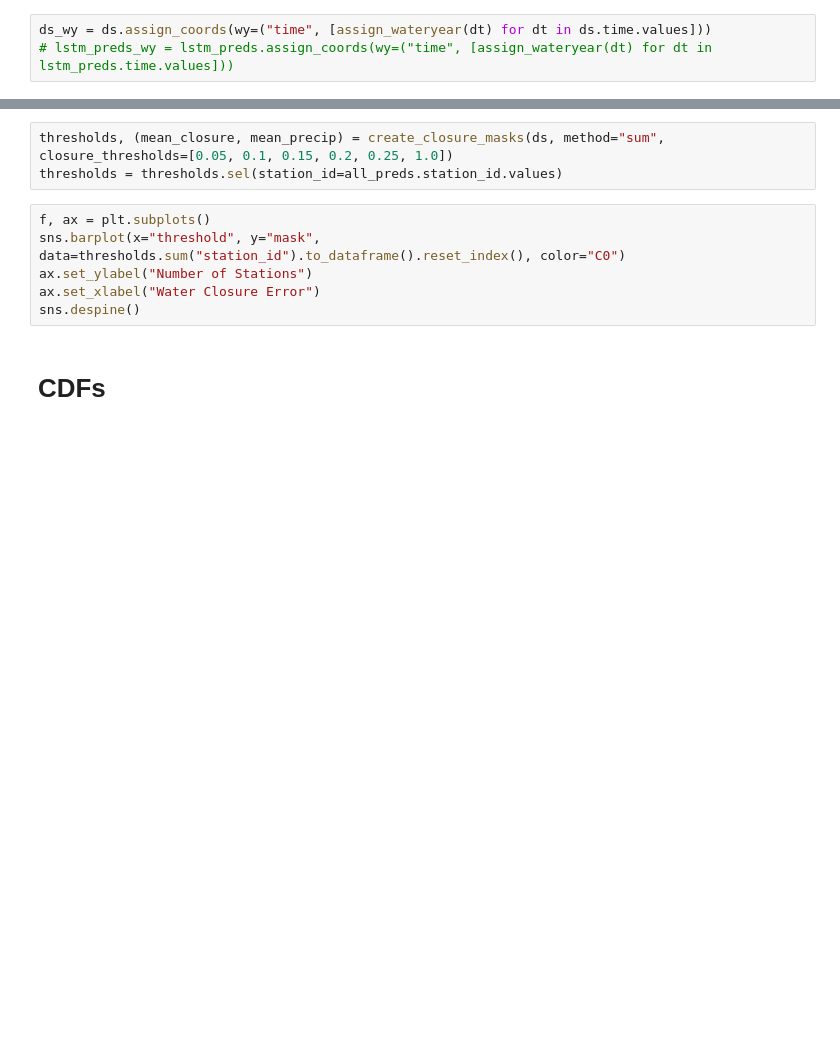
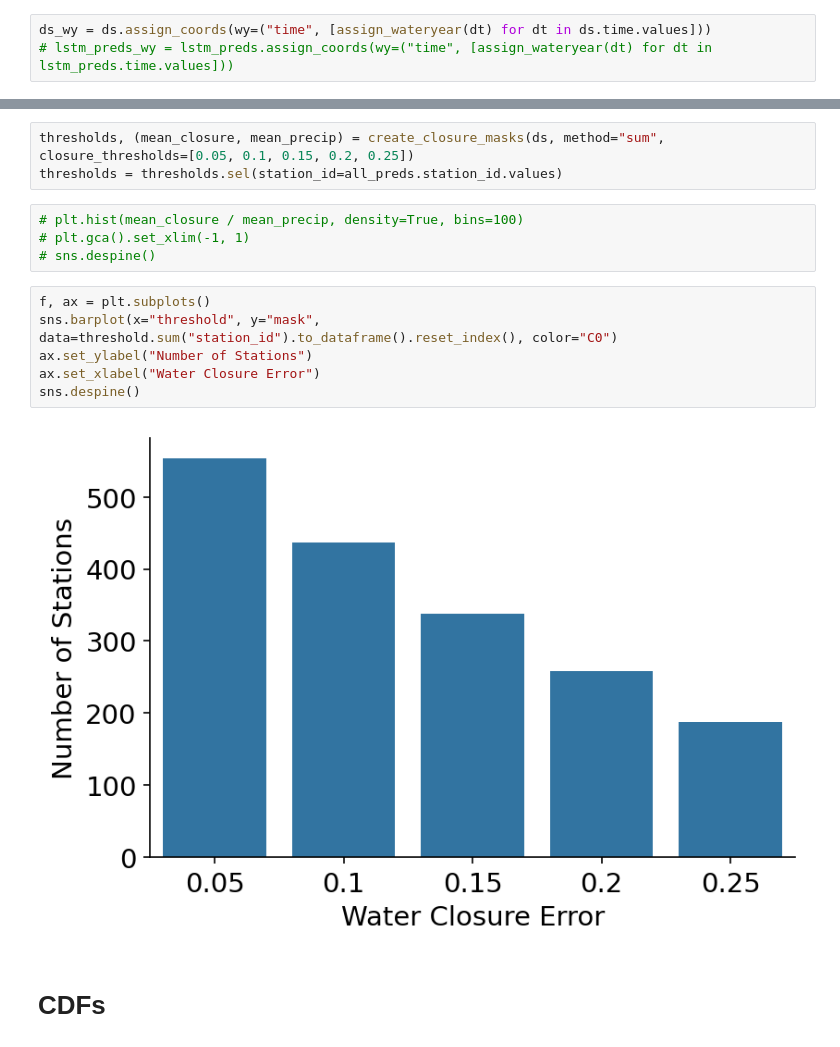
Before and after one commit to ECMWFCode4Earth/ml_drought, a Jupyter notebook: notebooks/draft/49_Q_Closure_levels.ipynb, the cells around one changed output, grey strips where cells are left out. Drawn from its saved outputs; the diff is of its cells as text; blank space fills up the shorter version.

```diff
--- a/notebooks/draft/49_Q_Closure_levels.ipynb
+++ b/notebooks/draft/49_Q_Closure_levels.ipynb
@@ -208,14 +204,20 @@ def create_closure_masks(
 
     return threshold, (mean_closure, mean_precip)
 # %%
-thresholds, (mean_closure, mean_precip) = create_closure_masks(ds, method="sum", closure_thresholds=[0.05, 0.1, 0.15, 0.2, 0.25, 1.0])
+thresholds, (mean_closure, mean_precip) = create_closure_masks(ds, method="sum", closure_thresholds=[0.05, 0.1, 0.15, 0.2, 0.25])
 thresholds = thresholds.sel(station_id=all_preds.station_id.values)
+# %%
+# plt.hist(mean_closure / mean_precip, density=True, bins=100)
+# plt.gca().set_xlim(-1, 1)
+# sns.despine()
 # %%
 f, ax = plt.subplots()
-sns.barplot(x="threshold", y="mask", data=thresholds.sum("station_id").to_dataframe().reset_index(), color="C0")
+sns.barplot(x="threshold", y="mask", data=threshold.sum("station_id").to_dataframe().reset_index(), color="C0")
 ax.set_ylabel("Number of Stations")
 ax.set_xlabel("Water Closure Error")
 sns.despine()
+# %% [output]
+[figure, added]
 # %% [markdown]
 # CDFs
 # %%
```
Also changed, not shown: parts of 15 cells of this notebook, 6 other files.
